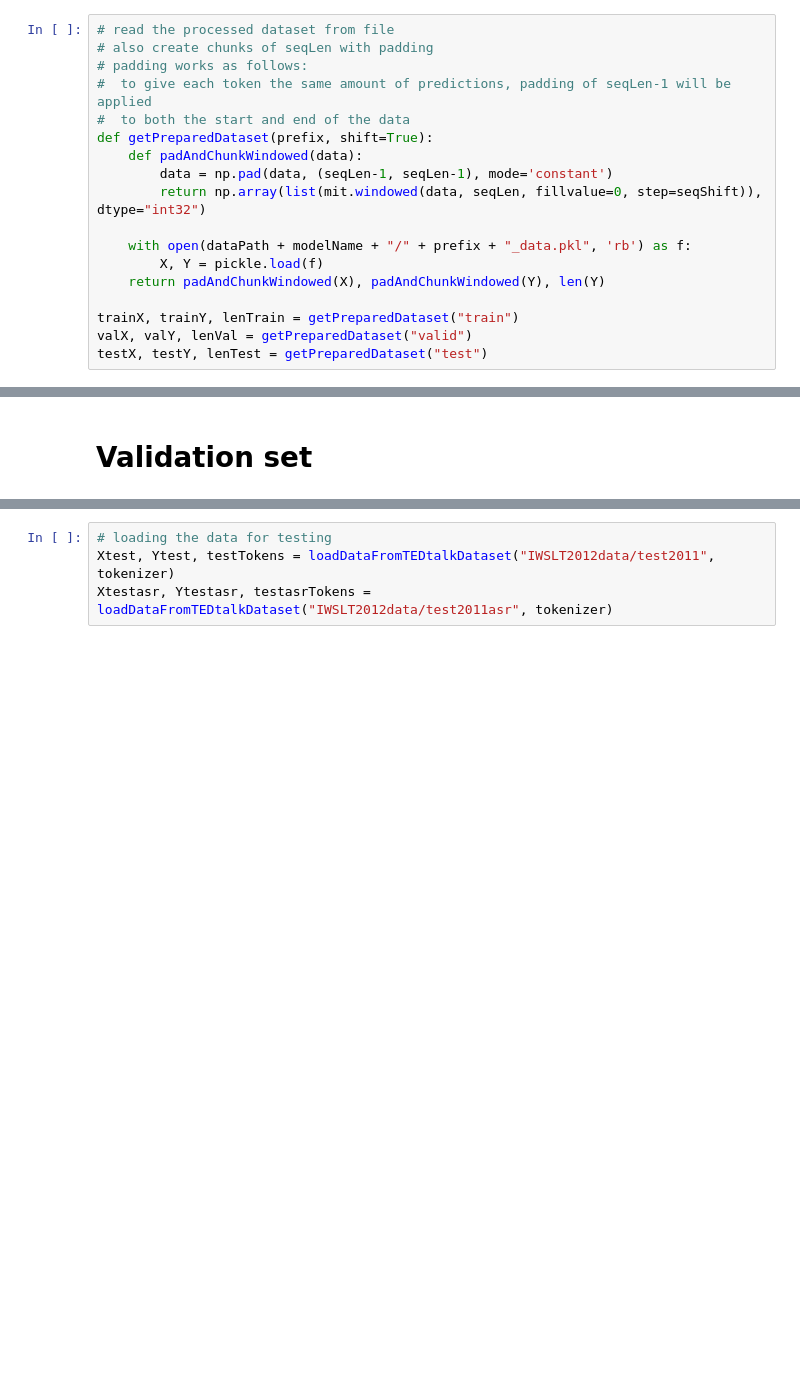
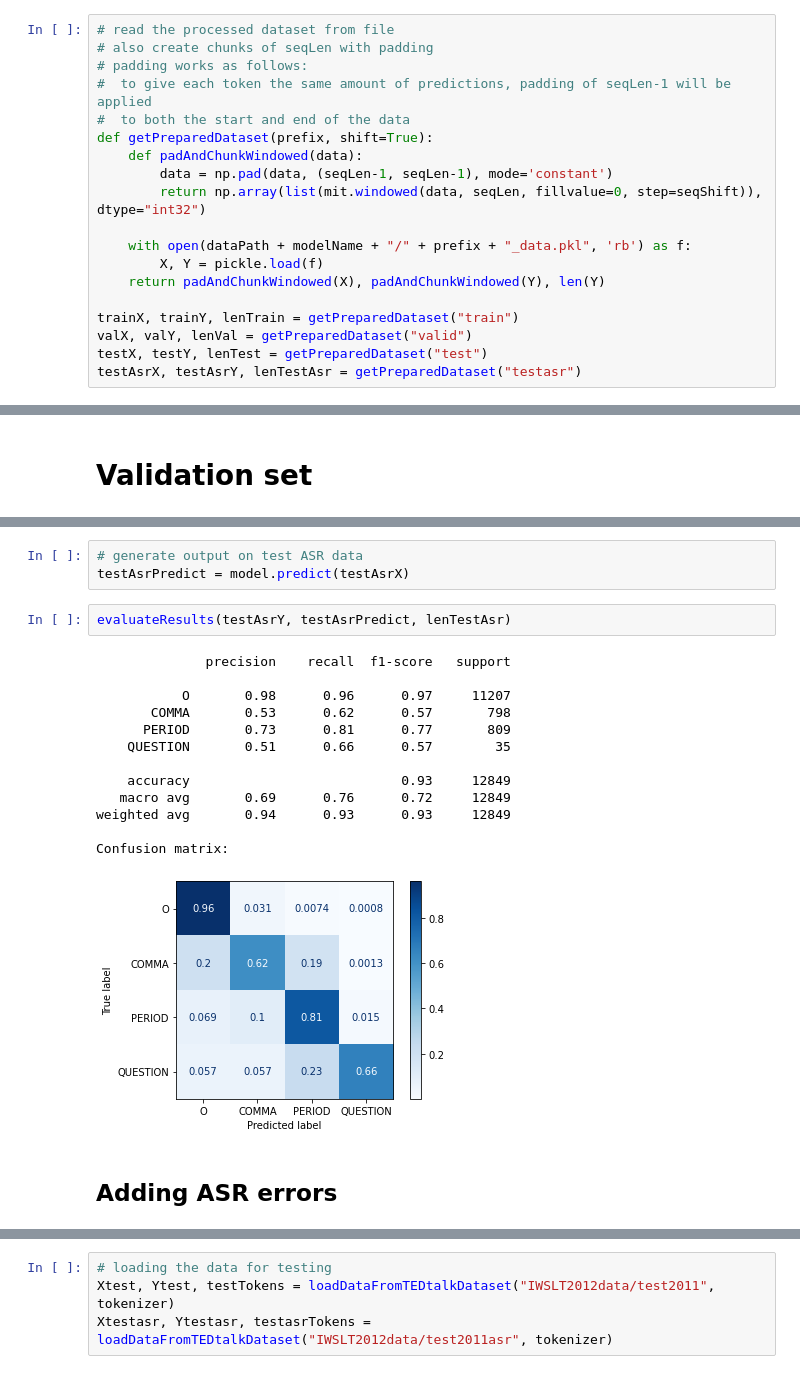
Before and after one commit to b4rt-dev/ASRpunctuationRestoration, a Jupyter notebook: ASR_Punctuation_Restoration_S4752740.ipynb, the cells around one changed output, grey strips where cells are left out. Drawn from its saved outputs; the diff is of its cells as text; blank space fills up the shorter version.

```diff
--- a/ASR_Punctuation_Restoration_S4752740.ipynb
+++ b/ASR_Punctuation_Restoration_S4752740.ipynb
@@ -130,6 +131,7 @@ def getPreparedDataset(prefix, shift=True):
 trainX, trainY, lenTrain = getPreparedDataset("train")
 valX, valY, lenVal = getPreparedDataset("valid")
 testX, testY, lenTest = getPreparedDataset("test")
+testAsrX, testAsrY, lenTestAsr = getPreparedDataset("testasr")
 # %%
 print(trainX.shape, lenTrain)
 print(valX.shape, lenVal)
@@ -319,0 +345,21 @@ Confusion matrix:
+# %%
+# generate output on test ASR data
+testAsrPredict = model.predict(testAsrX)
+# %%
+evaluateResults(testAsrY, testAsrPredict, lenTestAsr)
+# %% [output]
+              precision    recall  f1-score   support
+
+           O       0.98      0.96      0.97     11207
+       COMMA       0.53      0.62      0.57       798
+      PERIOD       0.73      0.81      0.77       809
+    QUESTION       0.51      0.66      0.57        35
+
+    accuracy                           0.93     12849
+   macro avg       0.69      0.76      0.72     12849
+weighted avg       0.94      0.93      0.93     12849
+
+Confusion matrix:
+[figure, added]
+# %% [markdown]
+## Adding ASR errors
```
Also changed, not shown: parts of 14 cells of this notebook, 6 other files.
